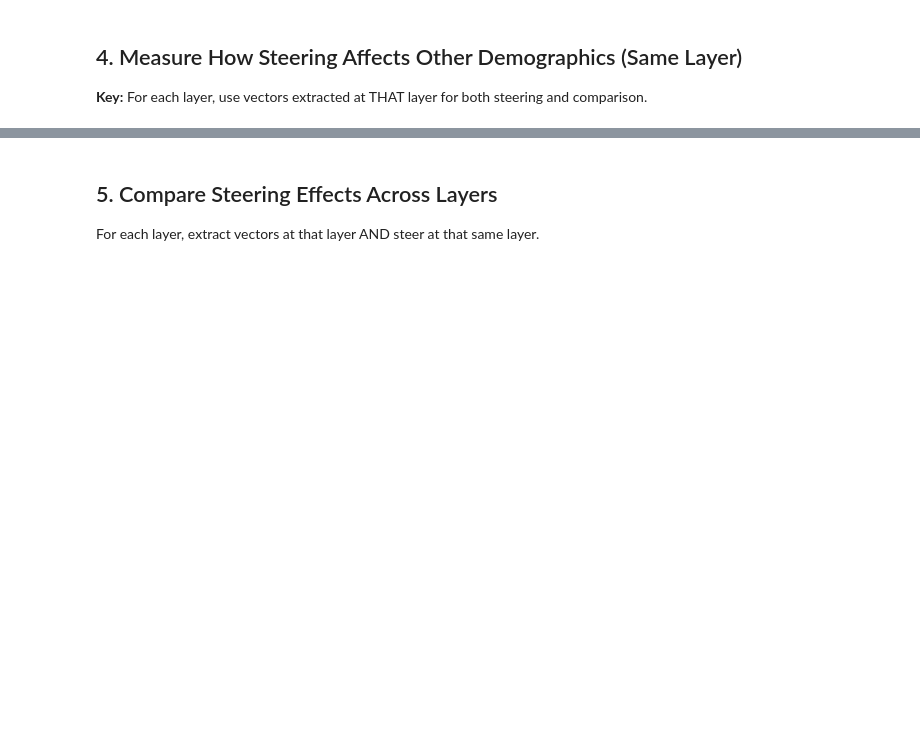
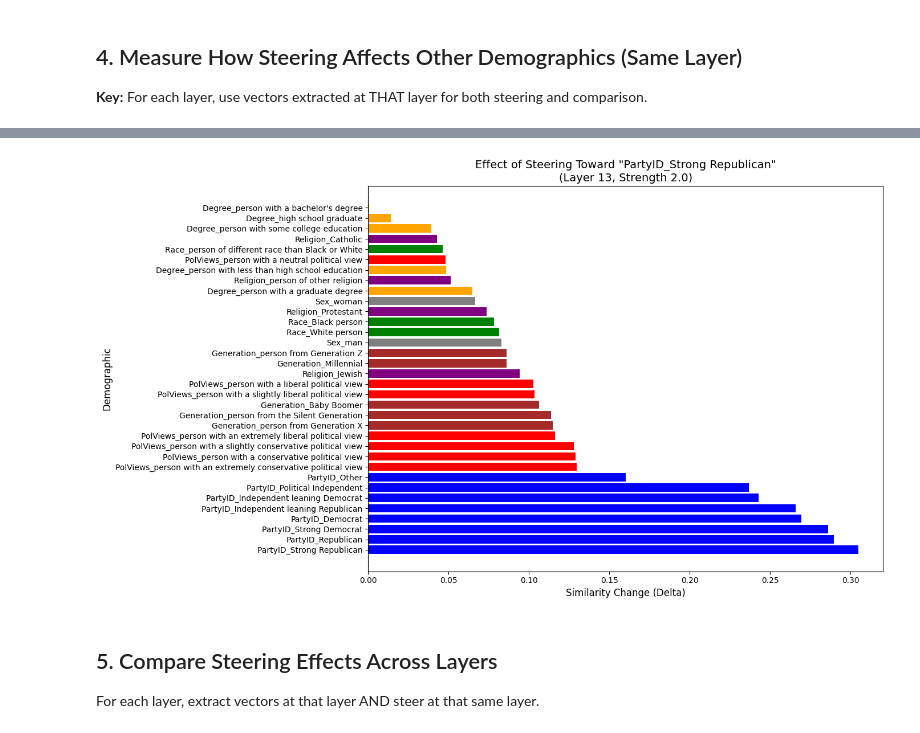
Before and after one commit to yilmajung/belief_and_llms_v0, a Jupyter notebook: 3_investigate_correlations.ipynb, the cells around one changed output, grey strips where cells are left out. Drawn from its saved outputs; the diff is of its cells as text; code cells hidden in the pictures; blank space fills up the shorter version.

```diff
--- a/3_investigate_correlations.ipynb
+++ b/3_investigate_correlations.ipynb
@@ -269,15 +356,23 @@ plt.show()
 # %% [markdown]
 ## 2. Load Model for Steering Experiments
 # %%
-from transformers import AutoTokenizer, AutoModelForCausalLM
+from transformers import AutoTokenizer, AutoModelForCausalLM, BitsAndBytesConfig
 
 model_name = "meta-llama/Meta-Llama-3-8B-Instruct"
 
+# Configure 4-bit quantization
+quantization_config = BitsAndBytesConfig(
+    load_in_4bit=True,
+    bnb_4bit_quant_type="nf4",
+    bnb_4bit_compute_dtype=torch.float16,
+    bnb_4bit_use_double_quant=True,
+)
+
 model = AutoModelForCausalLM.from_pretrained(
     model_name,
-    load_in_4bit=True,
+    quantization_config=quantization_config, # Use quantization_config instead of load_in_4bit
     device_map="auto",
-    torch_dtype=torch.float16
+    torch_dtype=torch.float16 # torch_dtype is still relevant for compute_dtype
 )
 
 tokenizer = AutoTokenizer.from_pretrained(model_name)
@@ -458,3 +608,32 @@ plt.show()
+# %%
+# Visualize: Which demographics move most when steering toward Republican?
+plt.figure(figsize=(14, 8))
+
+# Color by category
+colors = republican_steering_results['category'].map({
+    'PartyID': 'blue',
+    'PolViews': 'red',
+    'Race': 'green',
+    'Religion': 'purple',
+    'Degree': 'orange',
+    'Generation': 'brown',
+    'Sex': 'gray'
+}).fillna('black')
+
+plt.barh(
+    republican_steering_results['demographic'],
+    republican_steering_results['delta'],
+    color=colors
+)
+
+plt.axvline(x=0, color='black', linestyle='--', linewidth=1)
+plt.xlabel('Similarity Change (Delta)', fontsize=12)
+plt.ylabel('Demographic', fontsize=12)
+plt.title(f'Effect of Steering Toward "{STEERING_DEMOGRAPHIC}"\n(Layer {TEST_LAYER}, Strength {STRENGTH})', fontsize=14)
+plt.tight_layout()
+plt.show()
+# %% [output]
+[figure, added]
 # %% [markdown]
 ## 5. Compare Steering Effects Across Layers
 
```
Also changed, not shown: parts of 21 cells of this notebook.
